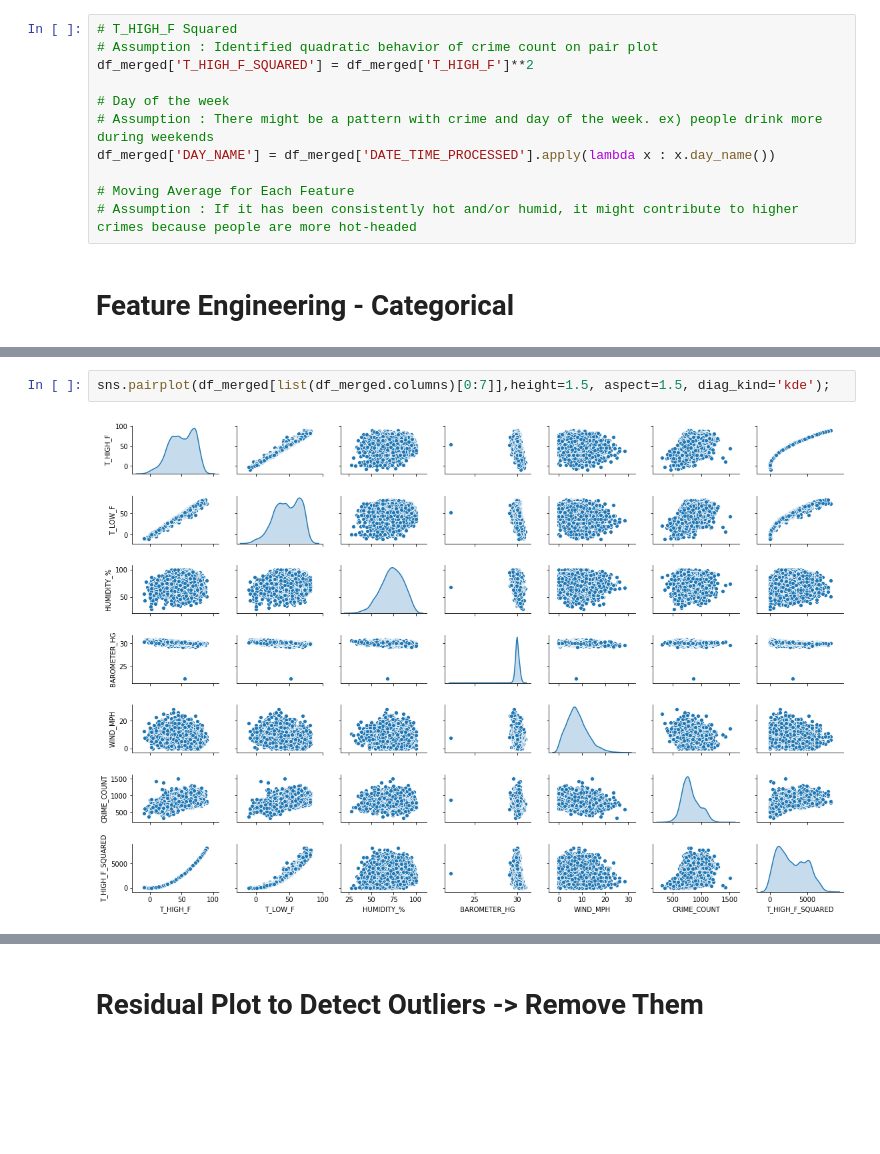
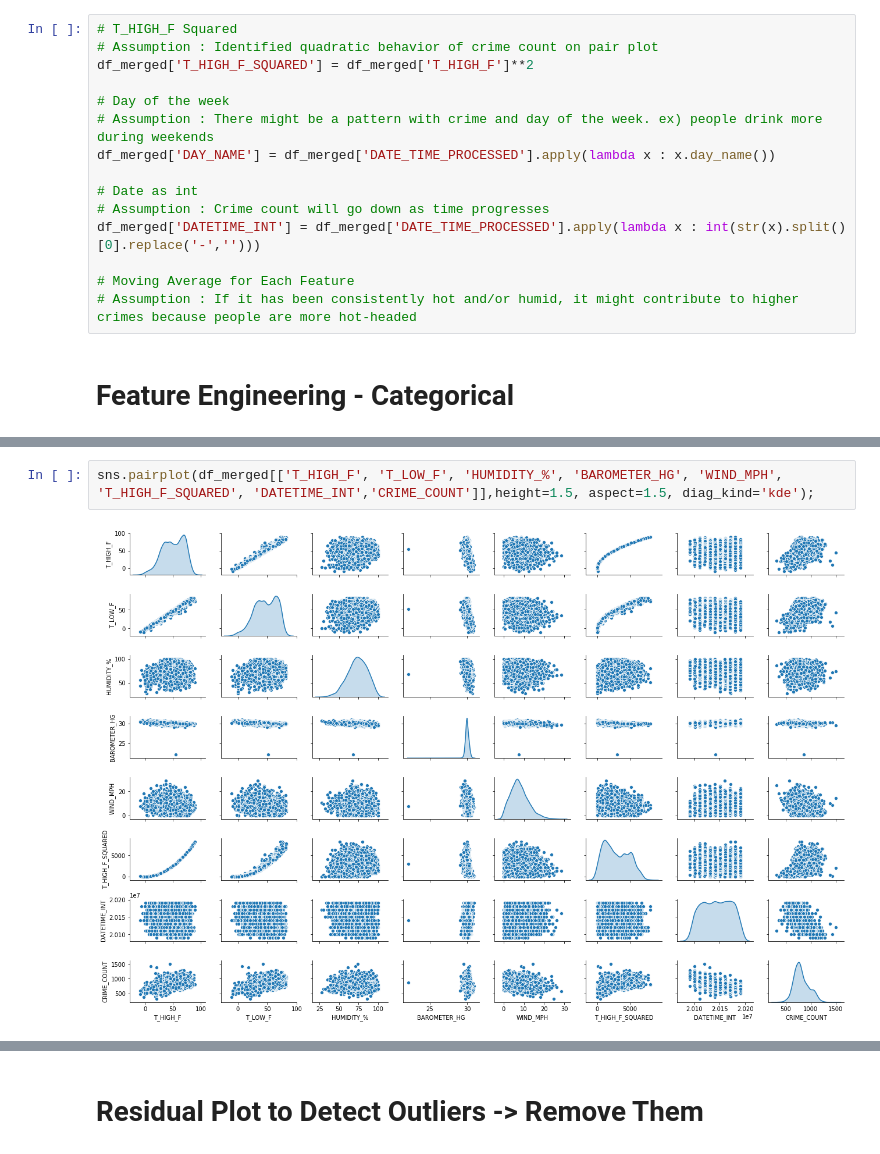
Before and after one commit to silvernine209/chicago_crime_rate_predictor, a Jupyter notebook: project_2_luther_lee_matthew.ipynb, the cells around one changed output, grey strips where cells are left out. Saved outputs shown, nothing was run; the diff lists cells and outputs as text; blank space fills up the shorter version.

```diff
--- a/project_2_luther_lee_matthew.ipynb
+++ b/project_2_luther_lee_matthew.ipynb
@@ -289,6 +289,10 @@ df_merged['T_HIGH_F_SQUARED'] = df_merged['T_HIGH_F']**2
 # Assumption : There might be a pattern with crime and day of the week. ex) people drink more during weekends
 df_merged['DAY_NAME'] = df_merged['DATE_TIME_PROCESSED'].apply(lambda x : x.day_name())
 
+# Date as int
+# Assumption : Crime count will go down as time progresses
+df_merged['DATETIME_INT'] = df_merged['DATE_TIME_PROCESSED'].apply(lambda x : int(str(x).split()[0].replace('-','')))
+
 # Moving Average for Each Feature
 # Assumption : If it has been consistently hot and/or humid, it might contribute to higher crimes because people are more hot-headed
 # %% [markdown]
@@ -322,7 +348,7 @@ df_merged.head()
 # %%
-sns.pairplot(df_merged[list(df_merged.columns)[0:7]],height=1.5, aspect=1.5, diag_kind='kde');
+sns.pairplot(df_merged[['T_HIGH_F', 'T_LOW_F', 'HUMIDITY_%', 'BAROMETER_HG', 'WIND_MPH', 'T_HIGH_F_SQUARED', 'DATETIME_INT','CRIME_COUNT']],height=1.5, aspect=1.5, diag_kind='kde');
 # %% [output]
-[figure, old version]
+[figure, new version]
 # %%
 # corr matrix of numerical features
 plt.figure(figsize=(8, 8))
```
Also changed, not shown: parts of 26 cells of this notebook.
